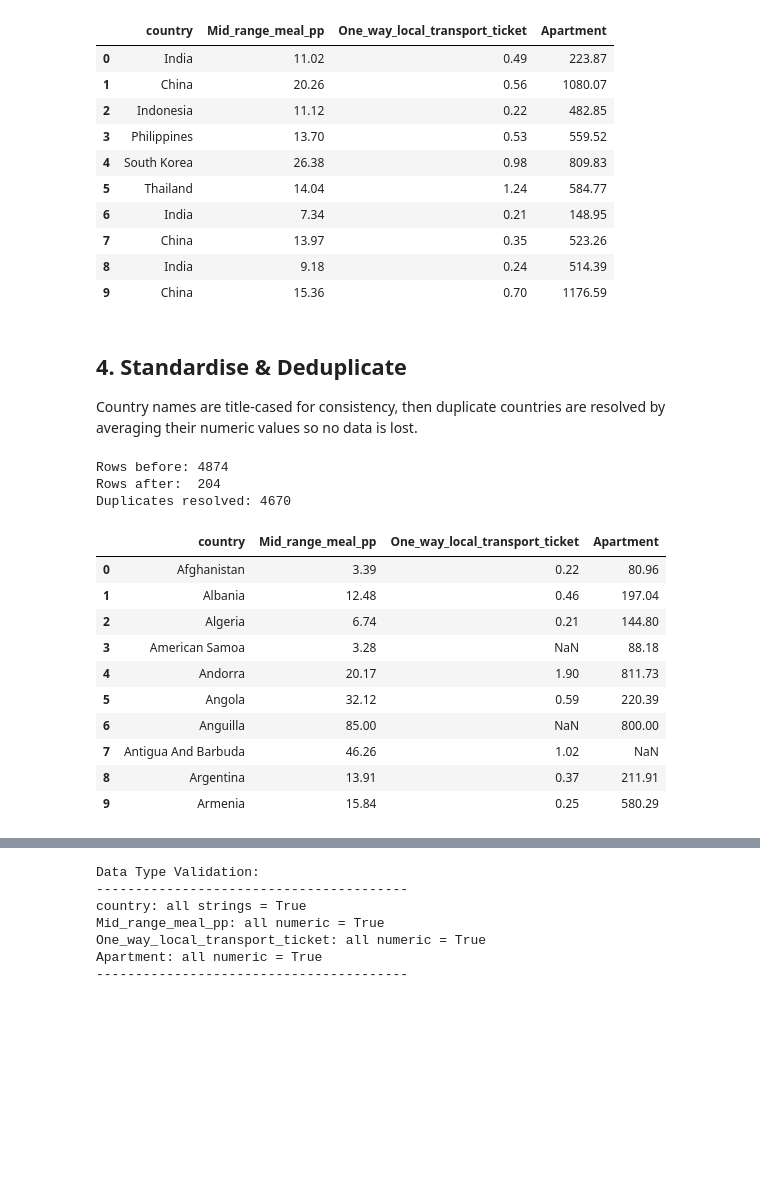
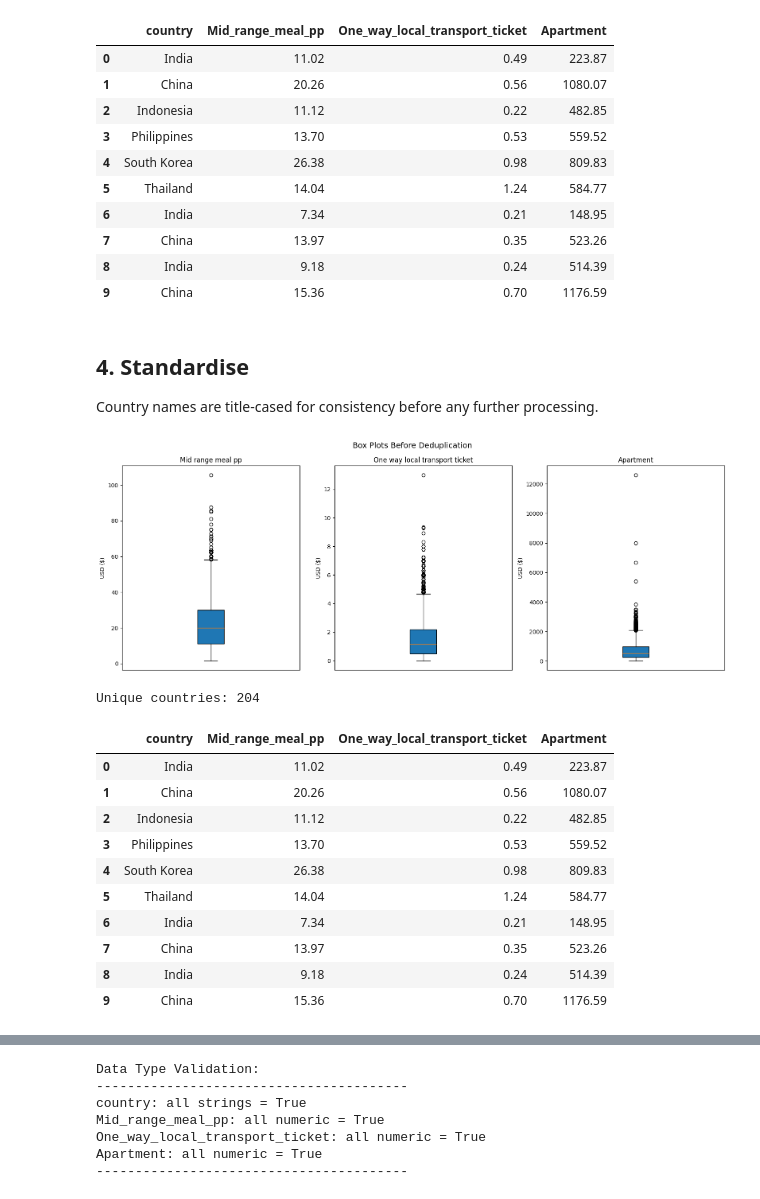
Before and after one commit to JdcStig/JamieDuffyCreagh_DAV_CA_Holiday, a Jupyter notebook: CA/Holiday/Cleaning_CostOfLiving.ipynb, the cells around one changed output, grey strips where cells are left out. Cells and saved outputs as stored; diff of their text form; code cells hidden in the pictures; blank space fills up the shorter version.

```diff
--- a/CA/Holiday/Cleaning_CostOfLiving.ipynb
+++ b/CA/Holiday/Cleaning_CostOfLiving.ipynb
@@ -94,33 +95,42 @@ cost_of_living_clean.head(10)
 | 8 | India | 9.18 | 0.24 | 514.39 |
 | 9 | China | 15.36 | 0.70 | 1176.59 |
 # %% [markdown]
-## 4. Standardise & Deduplicate
-Country names are title-cased for consistency, then duplicate countries are resolved by averaging their numeric values so no data is lost.
+## 4. Standardise
+Country names are title-cased for consistency before any further processing.
+# %%
+import matplotlib.pyplot as plt
+
+before_removing_duplicates_cols = ['Mid_range_meal_pp', 'One_way_local_transport_ticket', 'Apartment']
+
+fig, axes = plt.subplots(1, 3, figsize=(16, 6))
+fig.suptitle('Box Plots Before Deduplication', fontsize=14)
+
+for ax, col in zip(axes, before_removing_duplicates_cols):
+    ax.boxplot(cost_of_living_clean[col].dropna(), patch_artist=True)
+    ax.set_title(col.replace('_', ' '))
+    ax.set_ylabel('USD ($)')
+    ax.set_xticks([])
+
+plt.tight_layout()
+plt.show()
+# %% [output]
+[figure, added]
 # %%
-# Quick standardization step to ensure consistent capitalization before checking for duplicates.
+# Standardize country names to Title Case for consistent grouping.
 cost_of_living_clean['country'] = cost_of_living_clean['country'].str.title()
 
-# For any duplicate countries, average the numeric columns so no data is lost.
-before = len(cost_of_living_clean)
-cost_of_living_clean = cost_of_living_clean.groupby('country', as_index=False).mean(numeric_only=True).round(2)
-after = len(cost_of_living_clean)
-
-print(f"Rows before: {before}")
-print(f"Rows after:  {after}")
-print(f"Duplicates resolved: {before - after}")
+print(f"Unique countries: {cost_of_living_clean['country'].nunique()}")
 cost_of_living_clean.head(10)
 # %% [output]
-Rows before: 4874
-Rows after:  204
-Duplicates resolved: 4670
+Unique countries: 204
 |  | country | Mid_range_meal_pp | One_way_local_transport_ticket | Apartment |
-| 0 | Afghanistan | 3.39 | 0.22 | 80.96 |
-| 1 | Albania | 12.48 | 0.46 | 197.04 |
-| 2 | Algeria | 6.74 | 0.21 | 144.80 |
-| 3 | American Samoa | 3.28 | NaN | 88.18 |
-| 4 | Andorra | 20.17 | 1.90 | 811.73 |
-| 5 | Angola | 32.12 | 0.59 | 220.39 |
-| 6 | Anguilla | 85.00 | NaN | 800.00 |
-| 7 | Antigua And Barbuda | 46.26 | 1.02 | NaN |
-| 8 | Argentina | 13.91 | 0.37 | 211.91 |
-| 9 | Armenia | 15.84 | 0.25 | 580.29 |
+| 0 | India | 11.02 | 0.49 | 223.87 |
+| 1 | China | 20.26 | 0.56 | 1080.07 |
+| 2 | Indonesia | 11.12 | 0.22 | 482.85 |
+| 3 | Philippines | 13.70 | 0.53 | 559.52 |
+| 4 | South Korea | 26.38 | 0.98 | 809.83 |
+| 5 | Thailand | 14.04 | 1.24 | 584.77 |
+| 6 | India | 7.34 | 0.21 | 148.95 |
+| 7 | China | 13.97 | 0.35 | 523.26 |
+| 8 | India | 9.18 | 0.24 | 514.39 |
+| 9 | China | 15.36 | 0.70 | 1176.59 |
```
Also changed, not shown: parts of 14 cells of this notebook, 2 other files.
